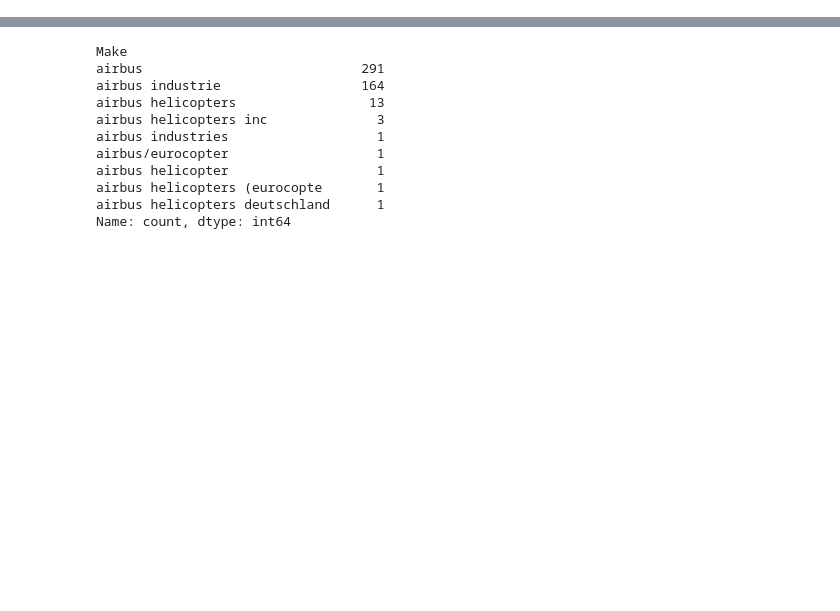
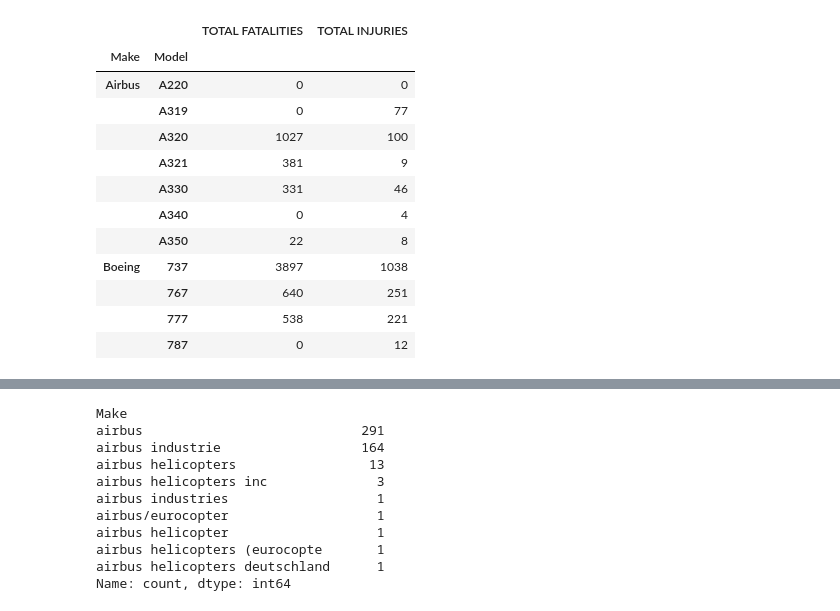
Before and after one commit to jgoett2/AirplaneRecommendations, a Jupyter notebook: AirplaneAnalysis.ipynb, the cells around one changed output, grey strips where cells are left out. Cells and saved outputs as stored; diff of their text form; code cells hidden in the pictures; blank space fills up the shorter version.

```diff
--- a/AirplaneAnalysis.ipynb
+++ b/AirplaneAnalysis.ipynb
@@ -18,0 +72,7 @@ Name: count, Length: 8237, dtype: int64
+# %%
+planesBoeing = {"737":"737", "767":"767", "777":"777", "787":"787"}
+df.loc[df["Make"]=="Boeing","Model"] = df[df["Make"]=="Boeing"]["Model"].map(lambda x:normalize(x,planesBoeing))
+# %%
+filter = df["Model"].map(lambda x:x in list(planesBoeing.values())+list(planesAirbus.values()))
+# %%
+df=df[filter]
@@ -18,0 +123,18 @@ Name: count, Length: 8237, dtype: int64
+# %%
+grouped = df.groupby(["Make","Model"]).sum()
+results = grouped[["Total.Fatal.Injuries","Total.Serious.Injuries"]]
+results.style.format(precision=0).format_index(str.upper, axis=1).relabel_index(["TOTAL FATALITIES","TOTAL INJURIES"],axis=1)
+# %% [output]
+|  |  | TOTAL FATALITIES | TOTAL INJURIES |
+| Make | Model |  |  |
+| Airbus | A220 | 0 | 0 |
+|  | A319 | 0 | 77 |
+|  | A320 | 1027 | 100 |
+|  | A321 | 381 | 9 |
+|  | A330 | 331 | 46 |
+|  | A340 | 0 | 4 |
+|  | A350 | 22 | 8 |
+| Boeing | 737 | 3897 | 1038 |
+|  | 767 | 640 | 251 |
+|  | 777 | 538 | 221 |
+|  | 787 | 0 | 12 |
```
Also changed, not shown: parts of 14 cells of this notebook.
